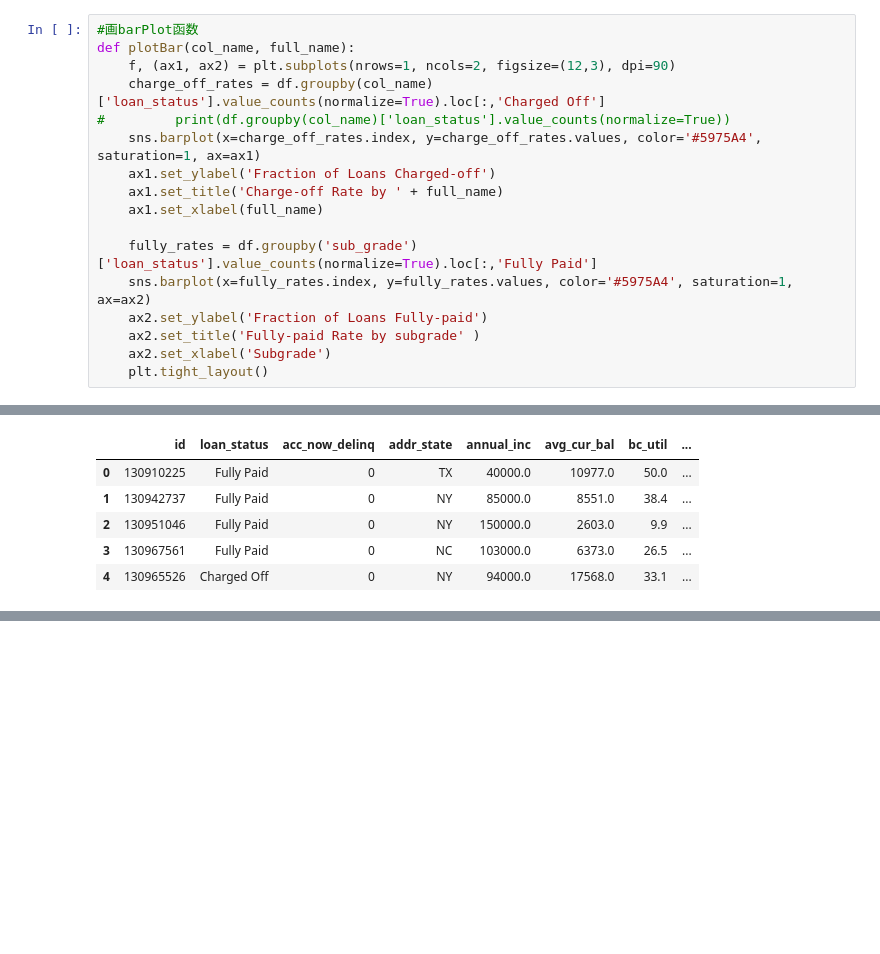
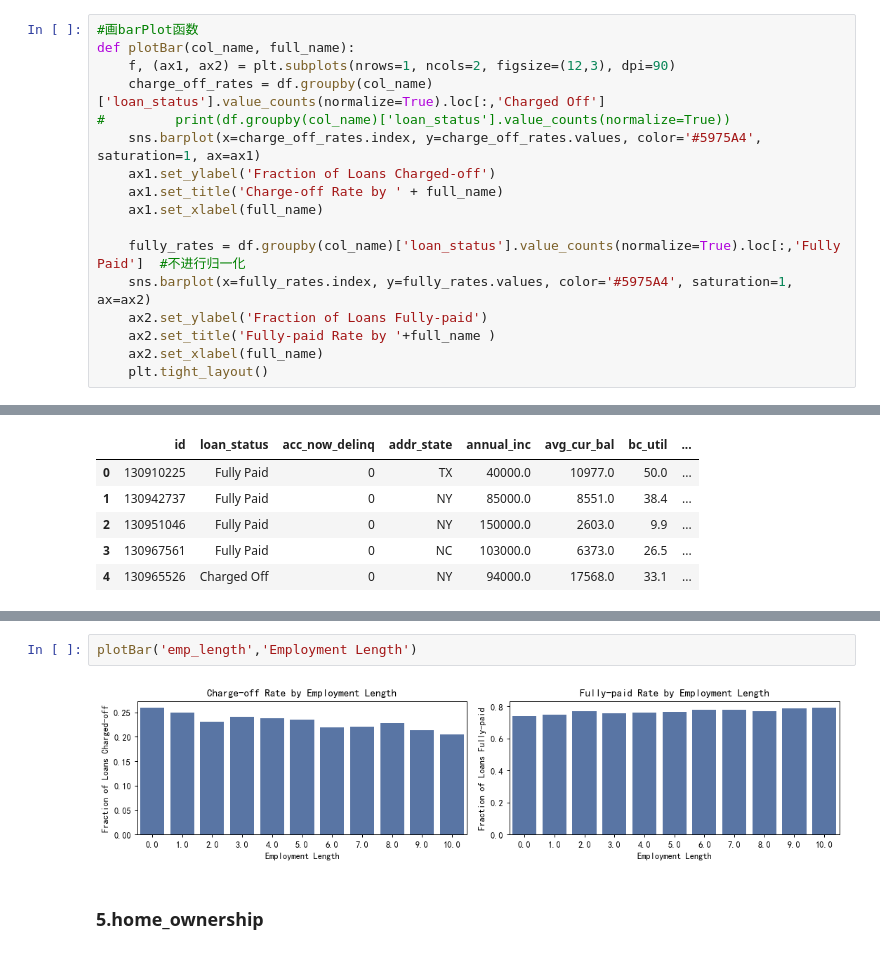
Before and after one commit to cloudmusiccc/LendingAnalysis, a Jupyter notebook: 数据处理.ipynb, the cells around one changed output, grey strips where cells are left out. Drawn from its saved outputs; the diff is of its cells as text; blank space fills up the shorter version.

```diff
--- a/数据处理.ipynb
+++ b/数据处理.ipynb
@@ -166,11 +166,11 @@ def plotBar(col_name, full_name):
     ax1.set_title('Charge-off Rate by ' + full_name)
     ax1.set_xlabel(full_name)
 
-    fully_rates = df.groupby('sub_grade')['loan_status'].value_counts(normalize=True).loc[:,'Fully Paid']
+    fully_rates = df.groupby(col_name)['loan_status'].value_counts(normalize=True).loc[:,'Fully Paid']  #不进行归一化
     sns.barplot(x=fully_rates.index, y=fully_rates.values, color='#5975A4', saturation=1, ax=ax2)
     ax2.set_ylabel('Fraction of Loans Fully-paid')
-    ax2.set_title('Fully-paid Rate by subgrade' )
-    ax2.set_xlabel('Subgrade')
+    ax2.set_title('Fully-paid Rate by '+full_name )
+    ax2.set_xlabel(full_name)
     plt.tight_layout()
 # %%
 #画countPlot函数
@@ -284,0 +291,6 @@ plot_var('emp_length', 'Employment Length', continuous=False)
+# %%
+plotBar('emp_length','Employment Length')
+# %% [output]
+[figure, added]
+# %% [markdown]
+### 5.home_ownership
```
Also changed, not shown: parts of 24 cells of this notebook.
